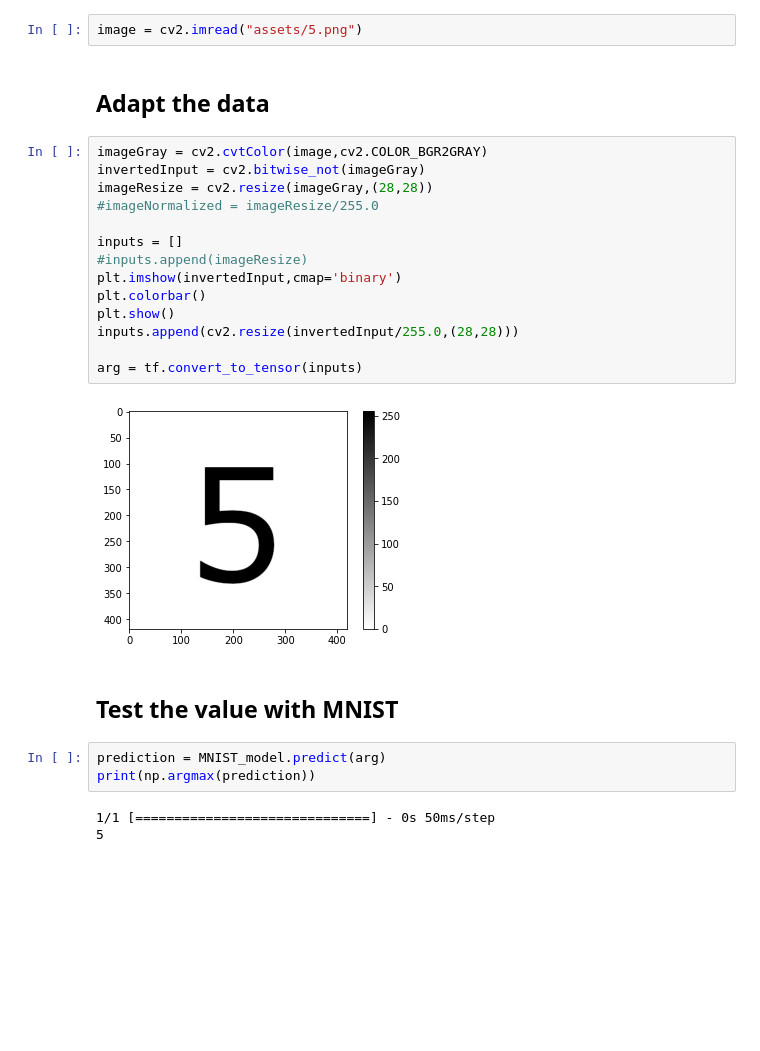
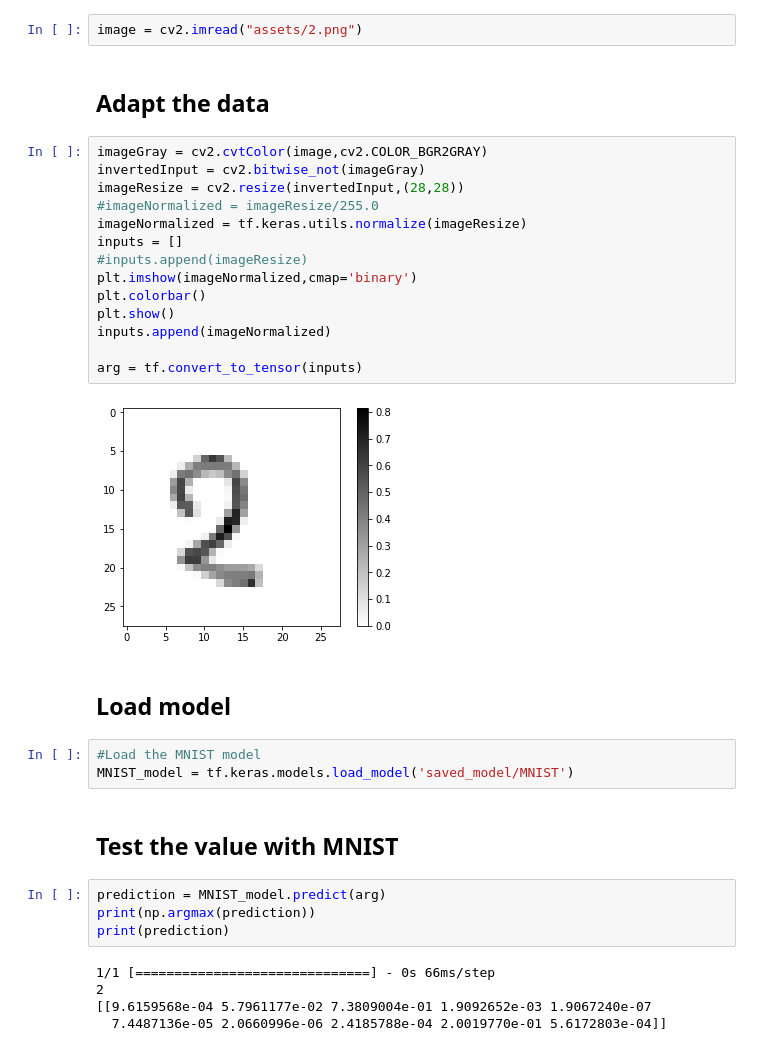
Before and after one commit to Kernivel/sudoku_solver, a Jupyter notebook: MNISTTester.ipynb, the cells around one changed output. Saved outputs shown, nothing was run; the diff lists cells and outputs as text; blank space fills up the shorter version.

```diff
--- a/MNISTTester.ipynb
+++ b/MNISTTester.ipynb
@@ -17,30 +12,38 @@ MNIST_model = tf.keras.models.load_model('saved_model/MNIST')
 # %% [markdown]
 ## Load image
 # %%
-image = cv2.imread("assets/5.png")
+image = cv2.imread("assets/2.png")
 # %% [markdown]
 ## Adapt the data
 # %%
 imageGray = cv2.cvtColor(image,cv2.COLOR_BGR2GRAY)
 invertedInput = cv2.bitwise_not(imageGray)
-imageResize = cv2.resize(imageGray,(28,28))
+imageResize = cv2.resize(invertedInput,(28,28))
 #imageNormalized = imageResize/255.0
-
+imageNormalized = tf.keras.utils.normalize(imageResize)
 inputs = []
 #inputs.append(imageResize)
-plt.imshow(invertedInput,cmap='binary')
+plt.imshow(imageNormalized,cmap='binary')
 plt.colorbar()
 plt.show()
-inputs.append(cv2.resize(invertedInput/255.0,(28,28)))
+inputs.append(imageNormalized)
 
 arg = tf.convert_to_tensor(inputs)
 # %% [output]
-[figure, old version]
+[figure, new version]
+# %% [markdown]
+## Load model
+# %%
+#Load the MNIST model
+MNIST_model = tf.keras.models.load_model('saved_model/MNIST')
 # %% [markdown]
 ## Test the value with MNIST
 # %%
 prediction = MNIST_model.predict(arg)
 print(np.argmax(prediction))
+print(prediction)
 # %% [output]
-1/1 [==============================] - 0s 50ms/step
-5
+1/1 [==============================] - 0s 66ms/step
+2
+[[9.6159568e-04 5.7961177e-02 7.3809004e-01 1.9092652e-03 1.9067240e-07
+  7.4487136e-05 2.0660996e-06 2.4185788e-04 2.0019770e-01 5.6172803e-04]]
```
Also changed, not shown: parts of 2 cells of this notebook, 11 other files.
